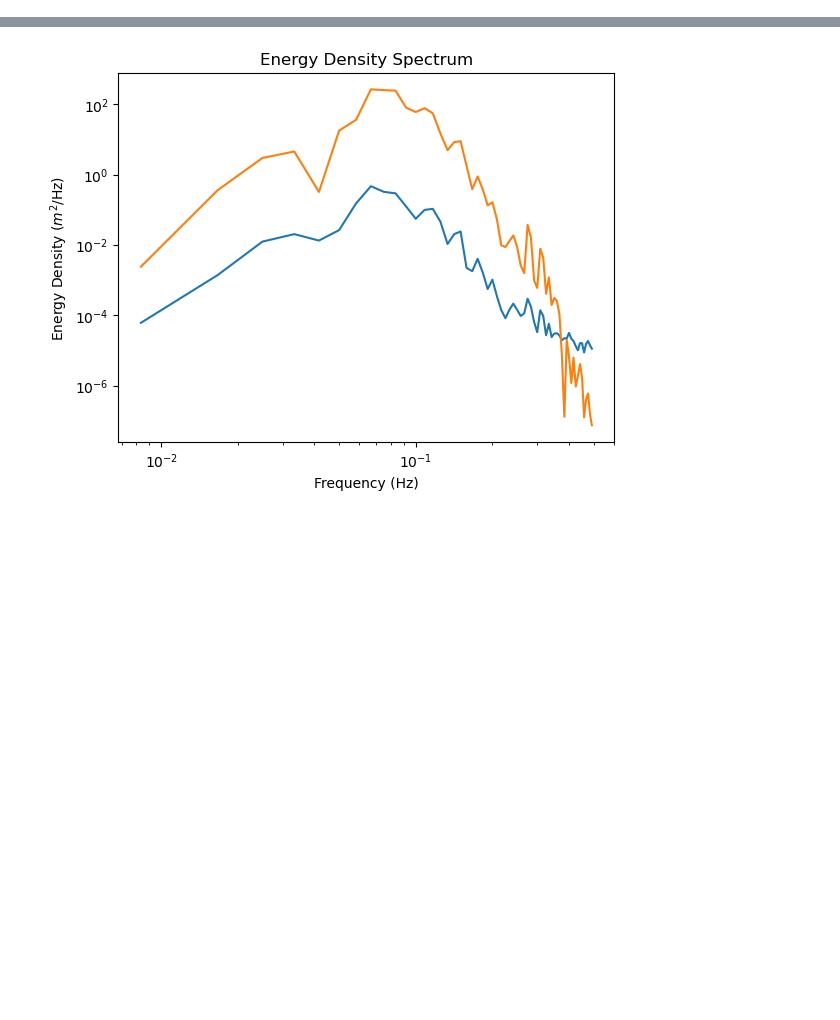
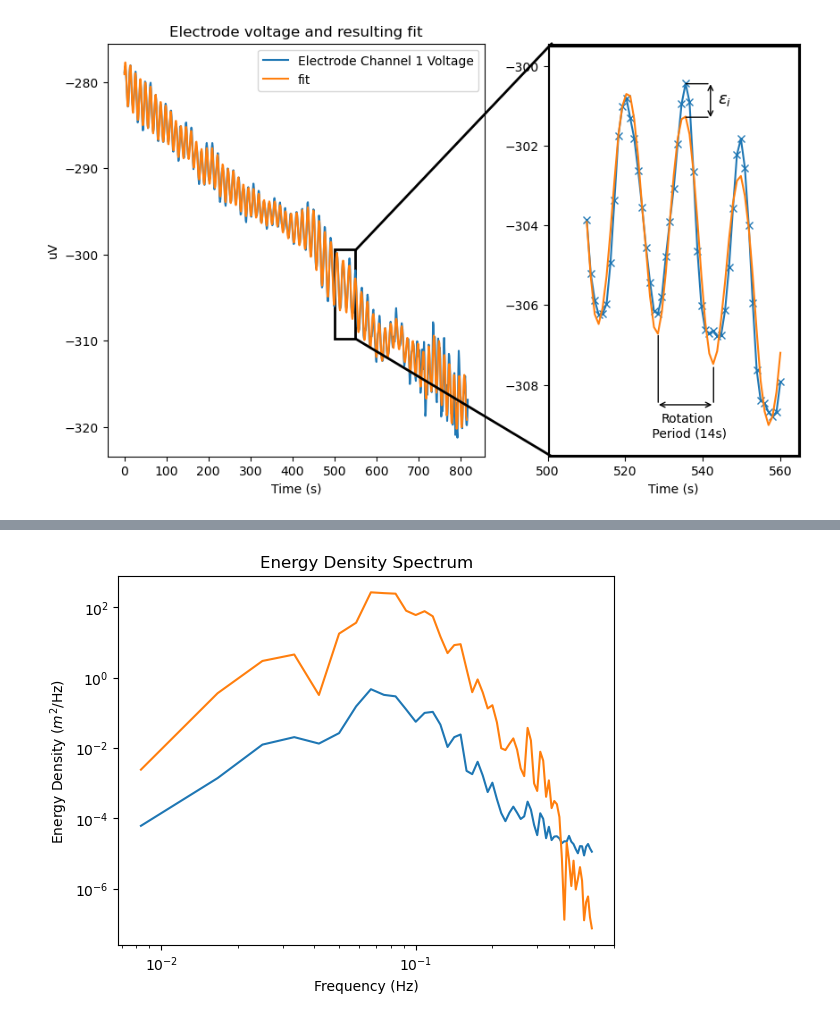
Before and after one commit to jjstadler/EMAPEX_WAVES, a Jupyter notebook: WaveProcessing/Flowchart_figures.ipynb, the cells around one changed output, grey strips where cells are left out. Saved outputs shown, nothing was run; the diff lists cells and outputs as text; code cells hidden in the pictures; blank space fills up the shorter version.

```diff
--- a/WaveProcessing/Flowchart_figures.ipynb
+++ b/WaveProcessing/Flowchart_figures.ipynb
@@ -194,0 +178,78 @@ f.savefig("/Users/jamesstadler/Documents/UW/TFO/Figures/1Hz_flowchart_figs/volta
+# %%
+import matplotlib.patches as patches
+from matplotlib.patches import ConnectionPatch
+
+
+#lower bound for zoom in
+lbound = 500
+width = 50
+f, (a0, a1) = plt.subplots(1, 2, figsize=(10, 6), gridspec_kw={'width_ratios': [1.5, 1]})
+
+zoom_yliml = np.min(E1[lbound:lbound+width])-1
+zoom_ylimu = np.max(E1[lbound:lbound+width])+1
+
+rect = patches.Rectangle((lbound, zoom_yliml), width, zoom_ylimu-zoom_yliml, linewidth=2, edgecolor='k', facecolor='none')
+a0.add_patch(rect)
+a0.plot(mlt_efr - mlt_efr[0], E1, label='Electrode Channel 1 Voltage')
+a0.plot(mlt_efr - mlt_efr[0], e1fit, label='fit')
+#a01 = a0.twinx()
+#a01.plot(mlt_efr - mlt_efr[0], E2, label='E2', color='r')
+a0.legend()
+
+a1.plot(mlt_efr[lbound:lbound+width] - mlt_efr[0], E1[lbound:lbound+width], '-x', label='Electrode Channel 1 Voltage')
+a1.plot(mlt_efr[lbound:lbound+width] - mlt_efr[0], e1fit[lbound:lbound+width], label='fit')
+
+
+xyl = (lbound+width+1, zoom_yliml)
+xyr = (lbound+1, zoom_yliml)
+con = ConnectionPatch(xyA=xyl, xyB=xyr, coordsA="data", coordsB="data",
+                      axesA=a0, axesB=a1, color="k", linewidth=2)
+xyl = (lbound+width+1, zoom_ylimu)
+xyr = (lbound+1, zoom_ylimu)
+con2 = ConnectionPatch(xyA=xyl, xyB=xyr, coordsA="data", coordsB="data",
+                      axesA=a0, axesB=a1, color="k", linewidth=2)
+
+a1.add_artist(con)
+a1.add_artist(con2)
+
+rect = patches.Rectangle((lbound, zoom_yliml), 65, zoom_ylimu-zoom_yliml-0.05, linewidth=3, edgecolor='k', facecolor='none')
+a1.add_patch(rect)
+
+a1.set_ylim(zoom_yliml, zoom_ylimu)
+a1.set_xlim(500, 565)
+a1.set_ylim(zoom_yliml, zoom_ylimu)
+a1.set_xlabel("Time (s)")
+#a1.arrow(530, -302, 0, 1, length_includes_head=True, head_width=1., head_length=0.5)
+#Lines for residuals
+a1.annotate(text='', xy=(542,-300.4), xytext=(542,-301.35), arrowprops=dict(arrowstyle='<->'))
+a1.annotate(text='', xy=(535,-300.45), xytext=(542,-300.45), arrowprops=dict(arrowstyle='-'))
+a1.annotate(text='', xy=(535,-301.29), xytext=(542,-301.29), arrowprops=dict(arrowstyle='-'))
+a1.annotate(text=r'$\epsilon_{i}$', xy=(544,-300.93), fontsize=13)
+
+
+#Lines for rotation period
+a1.annotate(text='', xy=(528,-308.5), xytext=(543,-308.5), arrowprops=dict(arrowstyle='<->'))
+a1.annotate(text='', xy=(528.5,-306.7), xytext=(528.5,-308.5), arrowprops=dict(arrowstyle='-'))
+a1.annotate(text='', xy=(542.8,-307.5), xytext=(542.8,-308.5), arrowprops=dict(arrowstyle='-'))
+a1.annotate(text='Rotation\n Period (14s)', xy=(536,-309.3), fontsize=10, ha="center")
+
+
+
+# a1.plot(e2r, Pef)
+# a1.yaxis.tick_right()
+# a1.set_ylabel("Depth (m)")
+# a1.set_xlabel("Velocity (m/s)")
+# a1.yaxis.set_label_position("right")
+# a1.invert_yaxis()
+
+
+
+
+a0.set_xlabel("Time (s)")
+a0.set_ylabel("uV")
+a0.set_title("Electrode voltage and resulting fit")
+#a1.set_title("Residuals")
+
+f.savefig("/Users/jamesstadler/Documents/UW/TFO/Figures/LCDRI/JTECH_Paper/voltage_w_fit.png")
+# %% [output]
+[figure, added]
```
Also changed, not shown: parts of 36 cells of this notebook, 32 other files.
